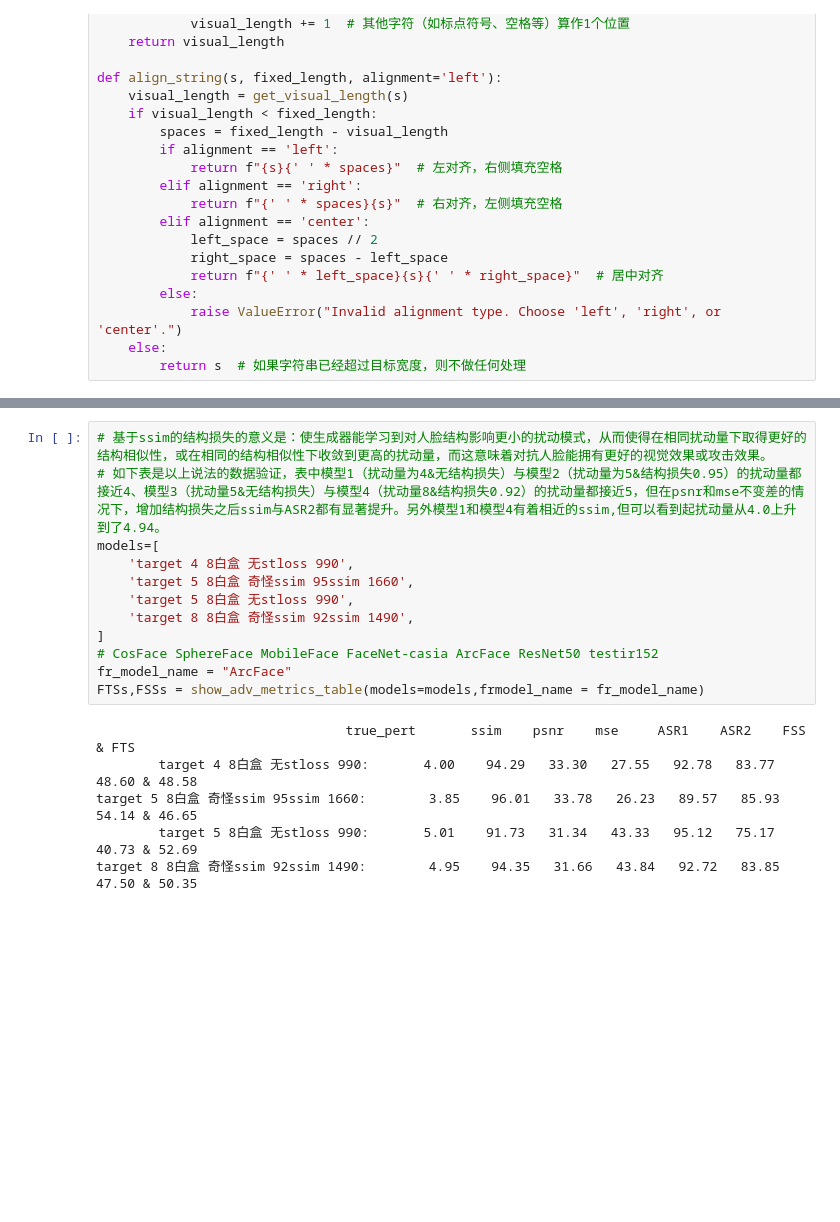
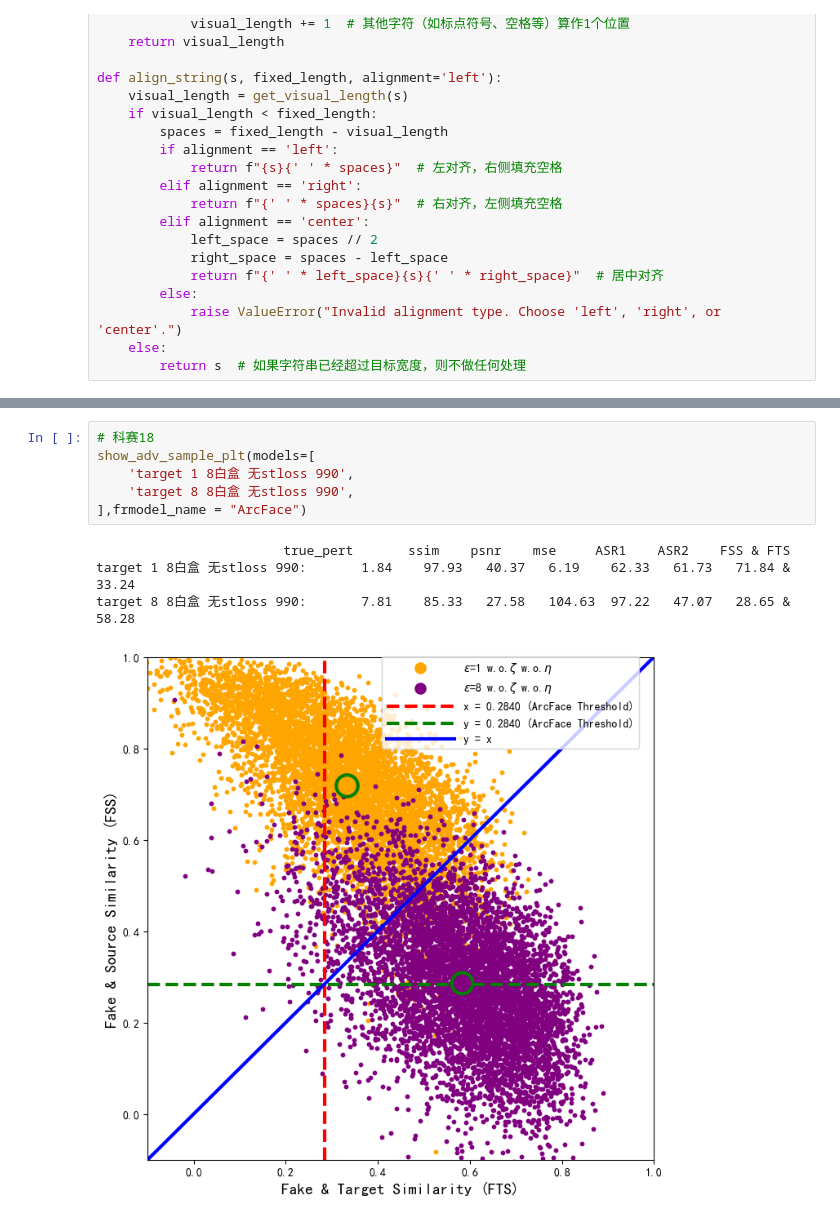
Before and after one commit to yangyang-onlysky/AdvFaceGAN, a Jupyter notebook: 6_hyperparam_experiment.ipynb, the cells around one changed output, grey strips where cells are left out. Saved outputs shown, nothing was run; the diff lists cells and outputs as text; blank space fills up the shorter version.

```diff
--- a/6_hyperparam_experiment.ipynb
+++ b/6_hyperparam_experiment.ipynb
@@ -572,20 +586,13 @@ def show_adv_sample_plt(models,frmodel_name = "ArcFace"):
     # 显示图形
     plt.show()
-# %%
-# 基于ssim的结构损失的意义是：使生成器能学习到对人脸结构影响更小的扰动模式，从而使得在相同扰动量下取得更好的结构相似性，或在相同的结构相似性下收敛到更高的扰动量，而这意味着对抗人脸能拥有更好的视觉效果或攻击效果。
-# 如下表是以上说法的数据验证，表中模型1（扰动量为4&无结构损失）与模型2（扰动量为5&结构损失0.95）的扰动量都接近4、模型3（扰动量5&无结构损失）与模型4（扰动量8&结构损失0.92）的扰动量都接近5，但在psnr和mse不变差的情况下，增加结构损失之后ssim与ASR2都有显著提升。另外模型1和模型4有着相近的ssim,但可以看到起扰动量从4.0上升到了4.94。
-models=[
-    'target 4 8白盒 无stloss 990',
-    'target 5 8白盒 奇怪ssim 95ssim 1660',
-    'target 5 8白盒 无stloss 990',
-    'target 8 8白盒 奇怪ssim 92ssim 1490',
-]
-# CosFace SphereFace MobileFace FaceNet-casia ArcFace ResNet50 testir152
-fr_model_name = "ArcFace"
-FTSs,FSSs = show_adv_metrics_table(models=models,frmodel_name = fr_model_name)
-# %% [output]
-                                true_pert       ssim    psnr    mse     ASR1    ASR2    FSS & FTS
-        target 4 8白盒 无stloss 990:       4.00    94.29   33.30   27.55   92.78   83.77   48.60 & 48.58
-target 5 8白盒 奇怪ssim 95ssim 1660:        3.85    96.01   33.78   26.23   89.57   85.93   54.14 & 46.65
-        target 5 8白盒 无stloss 990:       5.01    91.73   31.34   43.33   95.12   75.17   40.73 & 52.69
-target 8 8白盒 奇怪ssim 92ssim 1490:        4.95    94.35   31.66   43.84   92.72   83.85   47.50 & 50.35
+# %%
+# 科赛18
+show_adv_sample_plt(models=[
+    'target 1 8白盒 无stloss 990',
+    'target 8 8白盒 无stloss 990',
+],frmodel_name = "ArcFace")
+# %% [output]
+                        true_pert       ssim    psnr    mse     ASR1    ASR2    FSS & FTS
+target 1 8白盒 无stloss 990:       1.84    97.93   40.37   6.19    62.33   61.73   71.84 & 33.24
+target 8 8白盒 无stloss 990:       7.81    85.33   27.58   104.63  97.22   47.07   28.65 & 58.28
+[figure, added]
```
Also changed, not shown: parts of 13 cells of this notebook, 14 other files.
